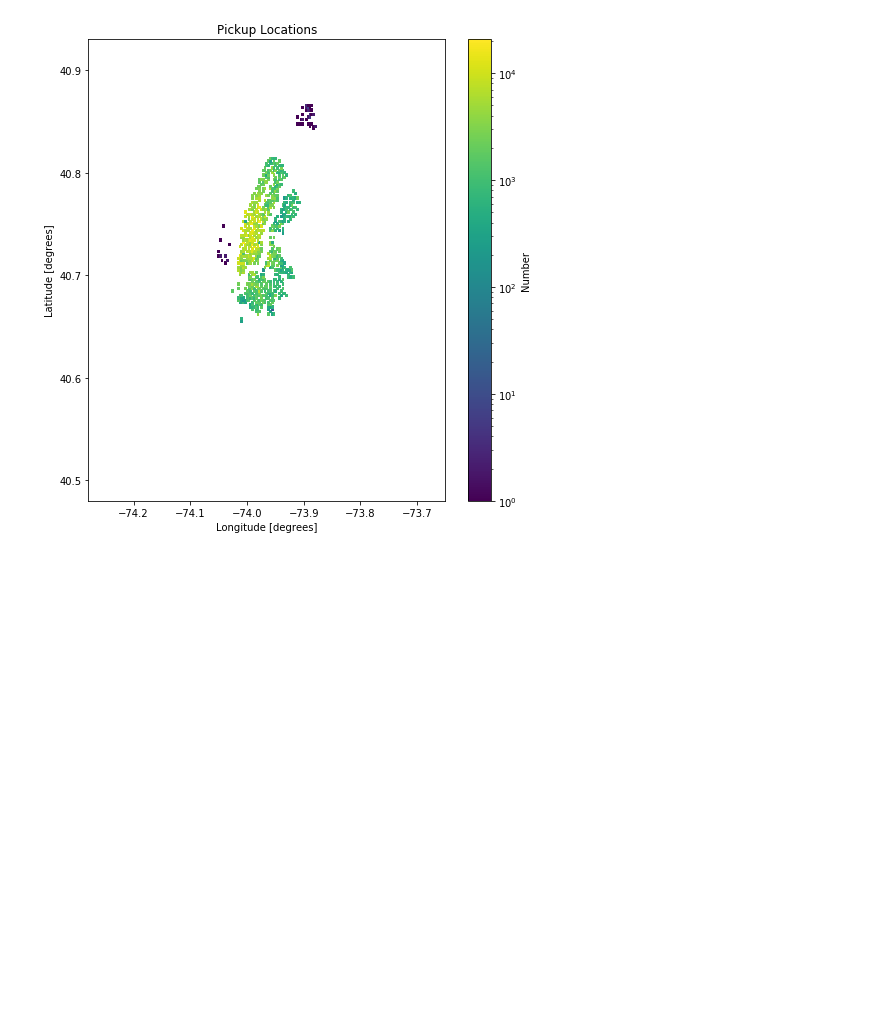
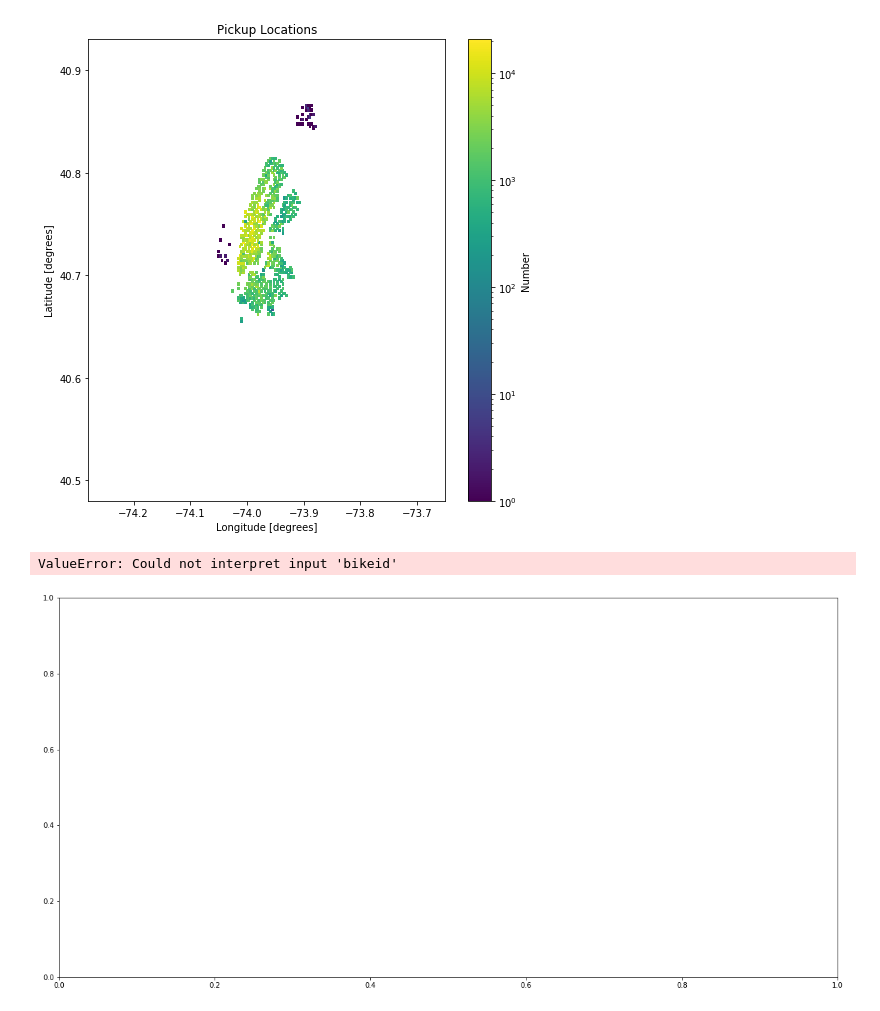
Before and after one commit to amyscott303/Thinkful, a Jupyter notebook: NY.ipynb, the cells around one changed output. Cells and saved outputs as stored; diff of their text form; code cells hidden in the pictures; blank space fills up the shorter version.

```diff
--- a/NY.ipynb
+++ b/NY.ipynb
@@ -110,0 +92,3 @@ df.head
+# %%
+ride_counts= bike['start_station_id'].value_counts()
+ride_counts.head()
@@ -110,0 +102,3 @@ df.head
+# %%
+bike['ride_counts']= ride_counts
+bike.head()
@@ -144,0 +151,12 @@ plt.show()
+# %%
+import seaborn as sns
+fig, ax = plt.subplots(figsize=(20,10))
+sns.pointplot(bike=bike[['tripduration',
+                       'bikeid',
+                       'usertype']],
+            x='bikeid', y='tripduration',
+            hue='usertype', ax=ax)
+ax.set(title="Use of the system during weekdays and weekends")
+# %% [output]
+ValueError: Could not interpret input 'bikeid'
+[figure, added]
```
Also changed, not shown: parts of 8 cells of this notebook.
